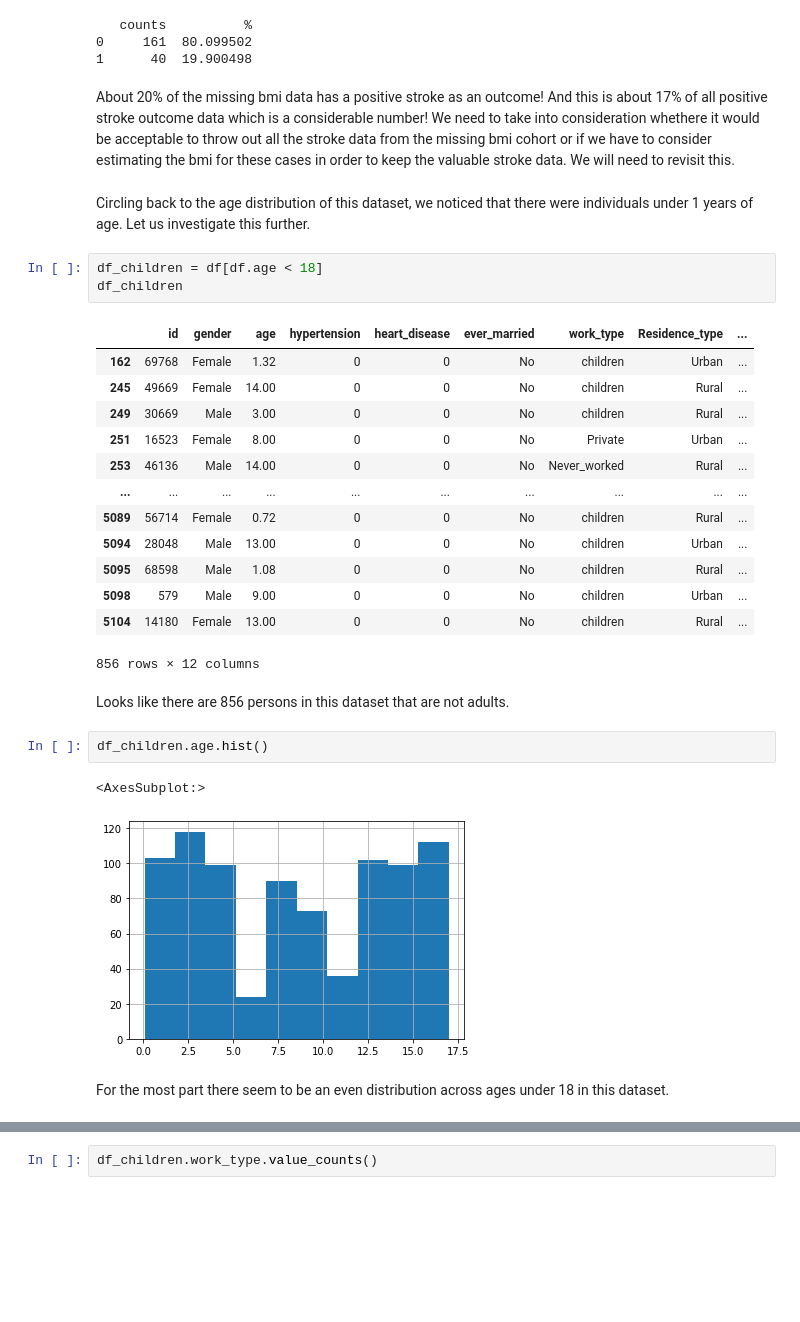
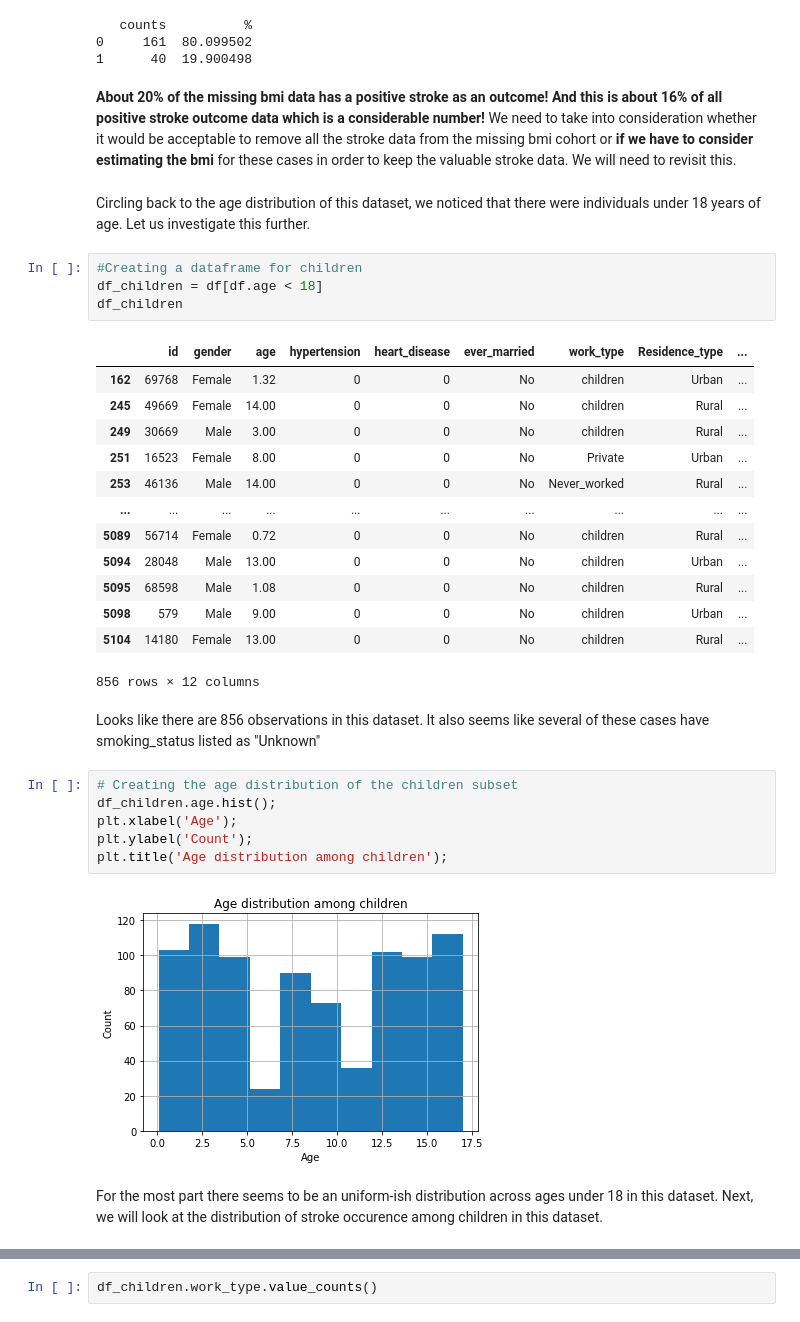
Before and after one commit to asridharan-phl/Springboard, a Jupyter notebook: Capstone 2-Data Wrangling /Capstone Two - Data Wrangling (Stroke Prediction).ipynb, the cells around one changed output, grey strips where cells are left out. Drawn from its saved outputs; the diff is of its cells as text; blank space fills up the shorter version.

```diff
--- a/Capstone 2-Data Wrangling /Capstone Two - Data Wrangling (Stroke Prediction).ipynb
+++ b/Capstone 2-Data Wrangling /Capstone Two - Data Wrangling (Stroke Prediction).ipynb
@@ -139,10 +150,11 @@ print(stroke_per_missing)
 0     161  80.099502
 1      40  19.900498
 # %% [markdown]
-About 20% of the missing bmi data has a positive stroke as an outcome! And this is about 17% of all positive stroke outcome data which is a considerable number! We need to take into consideration whethere it would be acceptable to throw out all the stroke data from the missing bmi cohort or if we have to consider estimating the bmi for these cases in order to keep the valuable stroke data. We will need to revisit this.
+**About 20% of the missing bmi data has a positive stroke as an outcome! And this is about 16% of all positive stroke outcome data which is a considerable number!** We need to take into consideration whether it would be acceptable to remove all the stroke data from the missing bmi cohort or **if we have to consider estimating the bmi** for these cases in order to keep the valuable stroke data. We will need to revisit this.
 # %% [markdown]
-Circling back to the age distribution of this dataset, we noticed that there were individuals under 1 years of age. Let us investigate this further.
+Circling back to the age distribution of this dataset, we noticed that there were individuals under 18 years of age. Let us investigate this further.
 # %%
+#Creating a dataframe for children
 df_children = df[df.age < 18]
 df_children
 # %% [output]
@@ -160,12 +172,15 @@ df_children
 | 5104 | 14180 | Female | 13.00 | 0 | 0 | No | children | Rural | ... |
 856 rows × 12 columns
 # %% [markdown]
-Looks like there are 856 persons in this dataset that are not adults.
+Looks like there are 856 observations in this dataset. It also seems like several of these cases have smoking_status listed as "Unknown"
 # %%
-df_children.age.hist()
+# Creating the age distribution of the children subset
+df_children.age.hist();
+plt.xlabel('Age');
+plt.ylabel('Count');
+plt.title('Age distribution among children');
 # %% [output]
-<AxesSubplot:>
-[figure, old version]
+[figure, new version]
 # %% [markdown]
-For the most part there seem to be an even distribution across ages under 18 in this dataset.
+For the most part there seems to be an uniform-ish distribution across ages under 18 in this dataset. Next, we will look at the distribution of stroke occurence among children in this dataset.
 # %%
```
Also changed, not shown: parts of 58 cells of this notebook.
